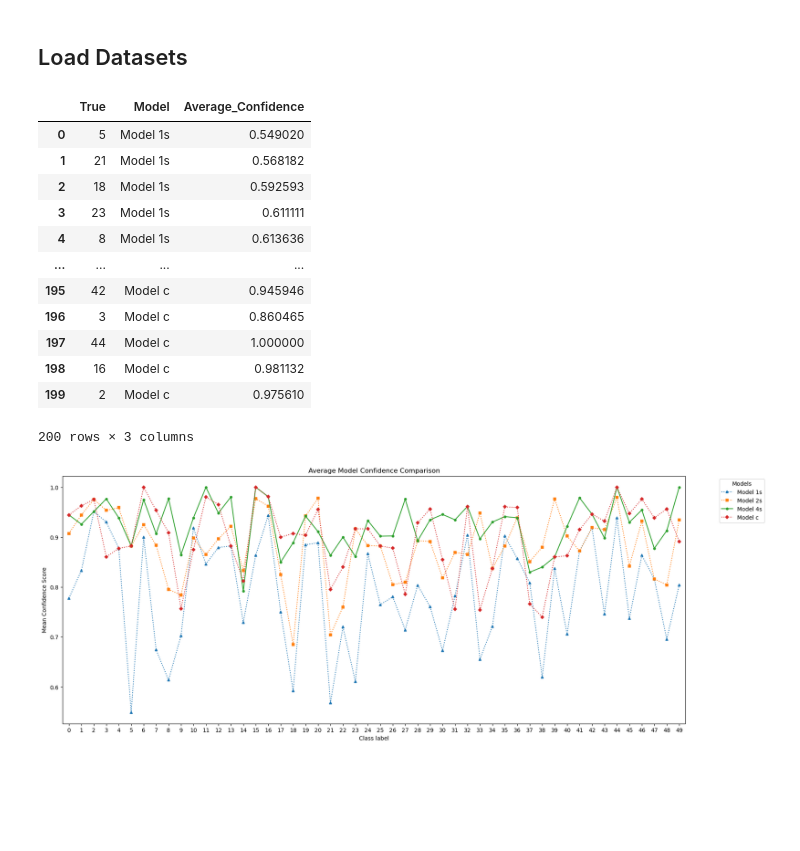
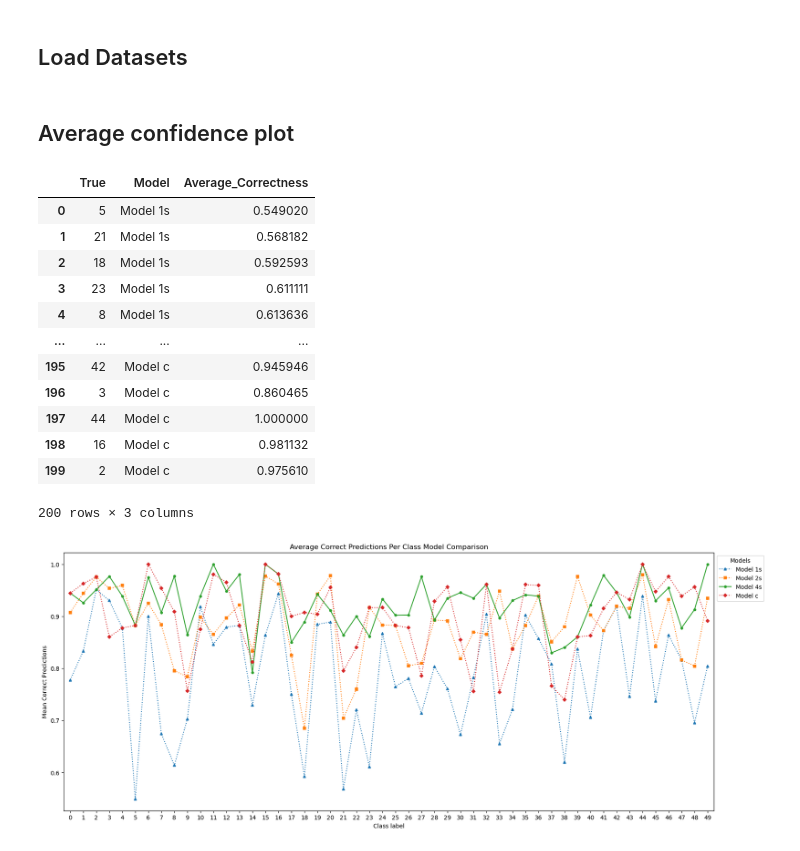
Before and after one commit to Yi-Shan-lin/Speaker-Recognition-using-ResNet-Embeddings, a Jupyter notebook: evaluations/eval_comparison.ipynb, the cells around one changed output. Drawn from its saved outputs; the diff is of its cells as text; code cells hidden in the pictures; blank space fills up the shorter version.

```diff
--- a/evaluations/eval_comparison.ipynb
+++ b/evaluations/eval_comparison.ipynb
@@ -91,6 +91,8 @@ cm_c = confusion_matrix(labels_c, preds_c, normalize="true")
 # %%
 # TODO: plot the most common errors
 # TODO: plot show_avg_correct_pred_per_class across the different models
+# %% [markdown]
+## Average confidence plot
 # %%
 avg_1 = avg_correct_pred_per_class(data_1s)
 avg_2 = avg_correct_pred_per_class(data_2s)
@@ -111,12 +113,12 @@ df_averages = pd.concat(
 df_long = df_averages.reset_index().melt(
     id_vars="True",
     var_name="Model",  # Column name for the models
-    value_name="Average_Confidence",  # Column name for the values
+    value_name="Average_Correctness",  # Column name for the values
 )
 # %%
 df_long
 # %% [output]
-|  | True | Model | Average_Confidence |
+|  | True | Model | Average_Correctness |
 | 0 | 5 | Model 1s | 0.549020 |
 | 1 | 21 | Model 1s | 0.568182 |
 | 2 | 18 | Model 1s | 0.592593 |
@@ -132,20 +134,20 @@ df_long
 # %%
 plt.figure(figsize=(20,8))
 sns.pointplot(
     data = df_long,
     x="True",
-    y="Average_Confidence",
+    y="Average_Correctness",
     hue = "Model",
     markers=["^", "s", "o", "D"], # Different shapes per model
     linestyles=[":", ":", "-", ":"],
     lw = 1.5
 )
 
-plt.ylabel("Mean Confidence Score")
+plt.ylabel("Mean Correct Predictions")
 plt.xlabel("Class label")
-plt.title("Average Model Confidence Comparison")
-plt.legend(title="Models", bbox_to_anchor=(1.05, 1), loc = 'upper left')
+plt.title("Average Correct Predictions Per Class Model Comparison")
+plt.legend(title="Models", bbox_to_anchor=(1, 1), loc = 'upper left')
 # plt.tight_layout()
 plt.show()
 # %% [output]
-[figure, old version]
+[figure, new version]
```
